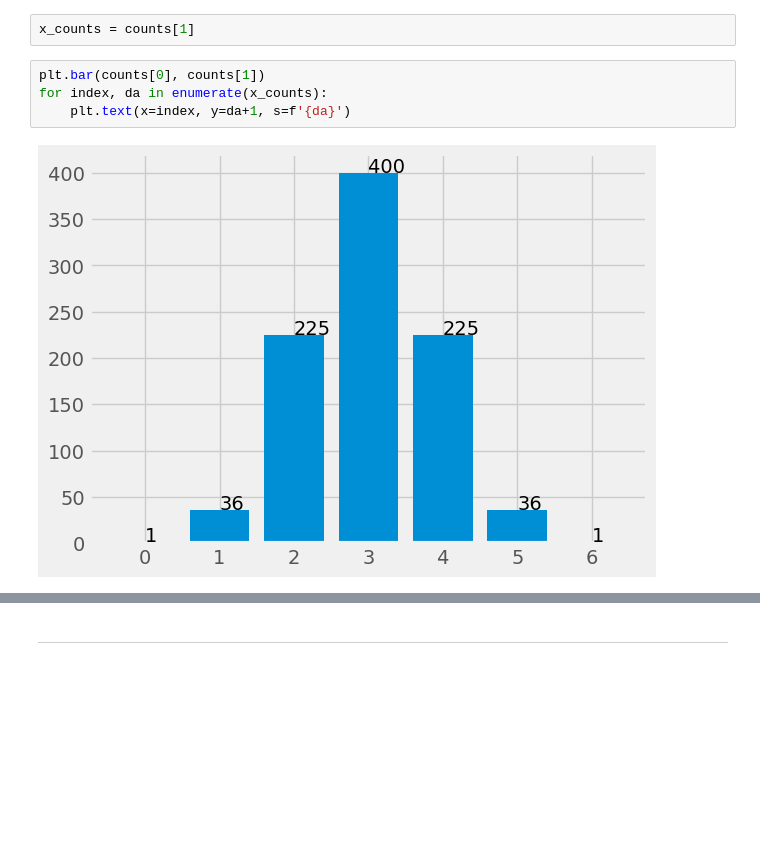
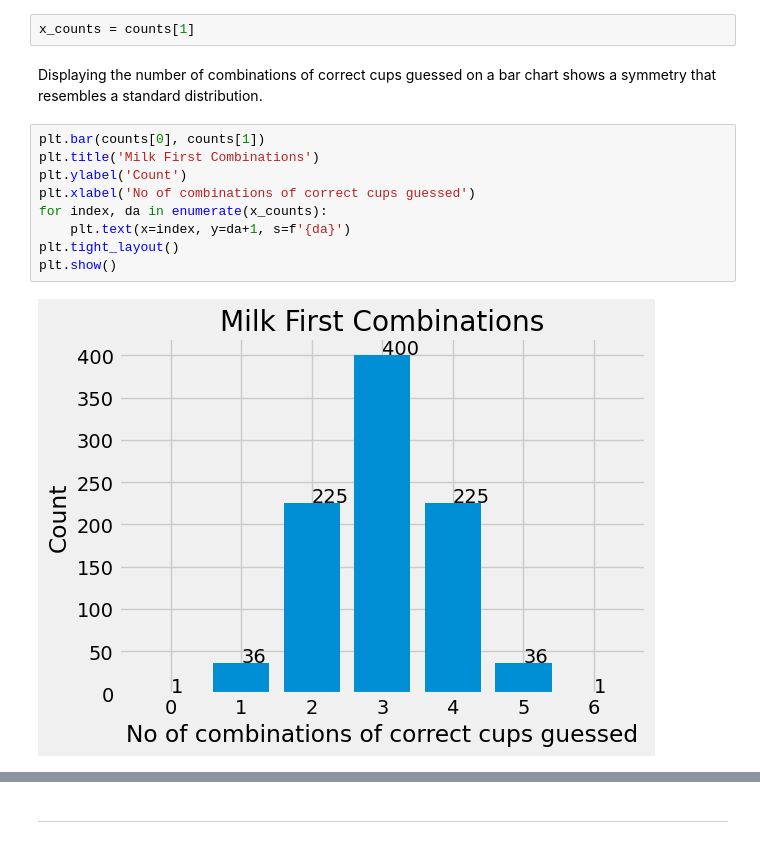
Before and after one commit to humphs078/applied_statistics, a Jupyter notebook: tasks.ipynb, the cells around one changed output, grey strips where cells are left out. Drawn from its saved outputs; the diff is of its cells as text; blank space fills up the shorter version.

```diff
--- a/tasks.ipynb
+++ b/tasks.ipynb
@@ -272,9 +285,16 @@ counts
 (array([0, 1, 2, 3, 4, 5, 6]), array([  1,  36, 225, 400, 225,  36,   1]))
 # %%
 x_counts = counts[1]
+# %% [markdown]
+Displaying the number of combinations of correct cups guessed on a bar chart shows a symmetry that resembles a standard distribution.
 # %%
 plt.bar(counts[0], counts[1])
+plt.title('Milk First Combinations')
+plt.ylabel('Count')
+plt.xlabel('No of combinations of correct cups guessed')
 for index, da in enumerate(x_counts):
     plt.text(x=index, y=da+1, s=f'{da}')
+plt.tight_layout()
+plt.show()
 # %% [output]
-[figure, old version]
+[figure, new version]
```
Also changed, not shown: parts of 23 cells of this notebook, 2 other files.
